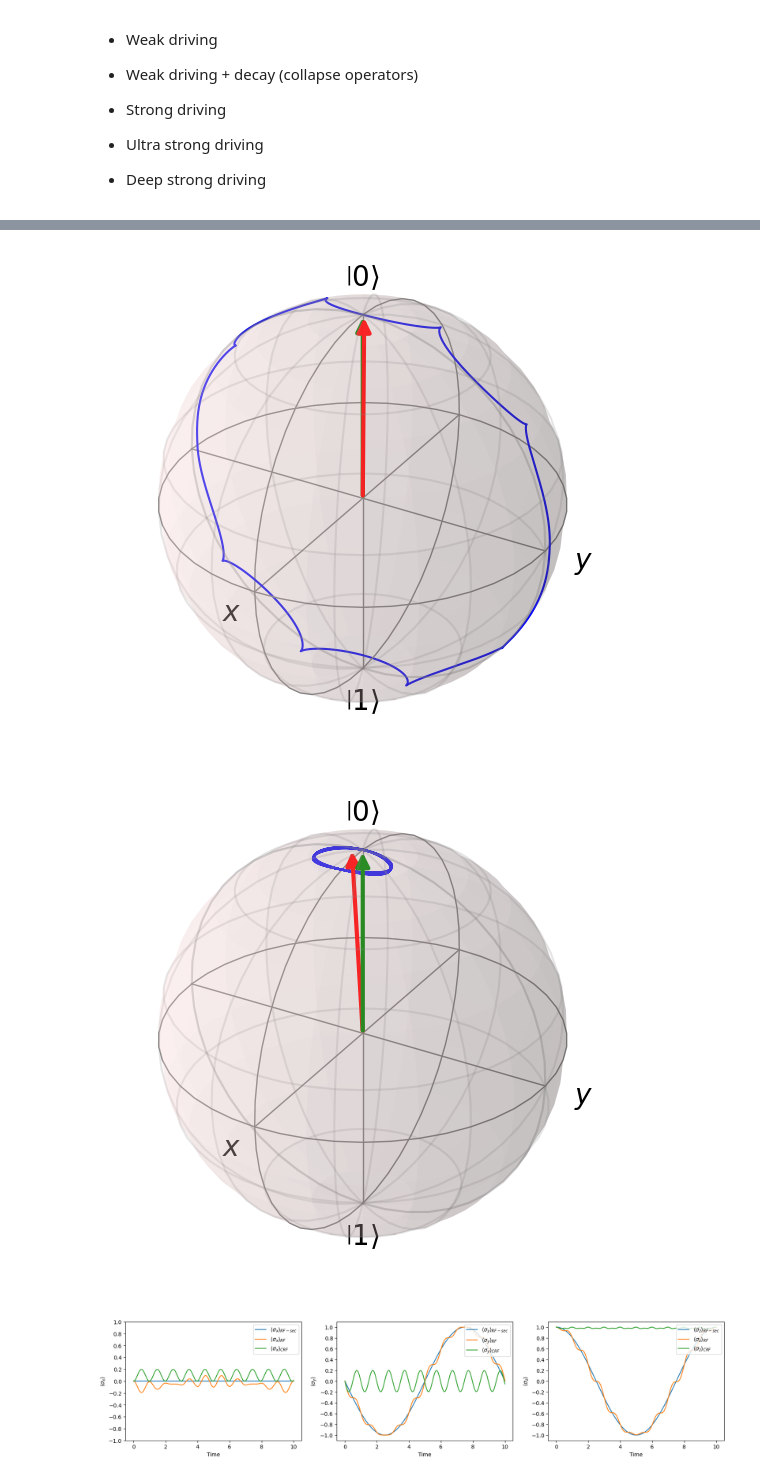
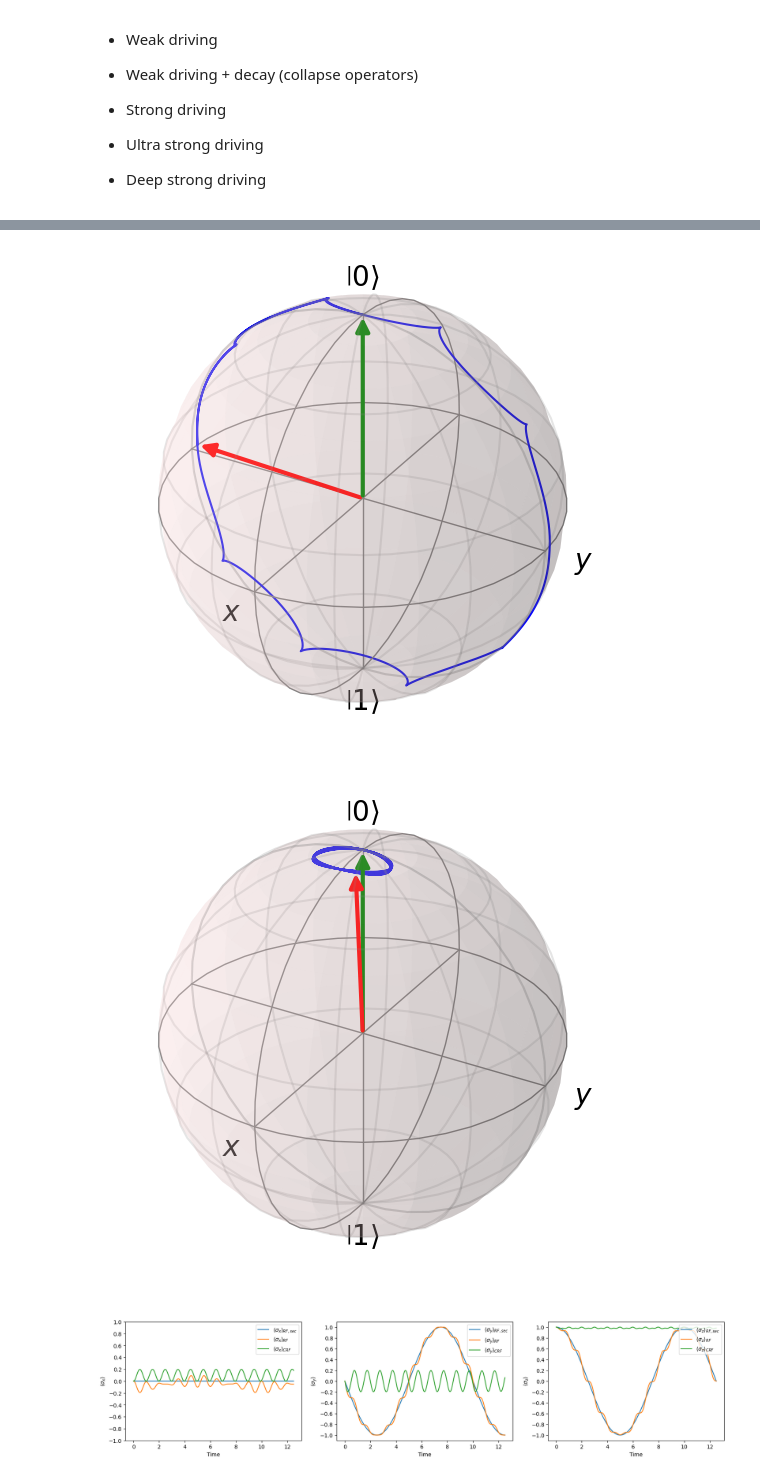
Before and after one commit to iDragos1234/Bloch-Siegert-Shift, a Jupyter notebook: bss-dragos.ipynb, the cells around one changed output, grey strips where cells are left out. Saved outputs shown, nothing was run; the diff lists cells and outputs as text; code cells hidden in the pictures.

Commit message:
Plot rotating frame spheres with BS correction

```diff
--- a/bss-dragos.ipynb
+++ b/bss-dragos.ipynb
@@ -215,14 +234,12 @@ omega_0 = omega = pi
 phase = 0
 rabi = (1/5) * omega_0
 
-time_pulse = 3
-
-tlist = np.linspace(0, time_pulse * (pi / rabi), 10000)
+time_pulse = 2.5 * (pi / rabi)
+tlist = np.linspace(0, time_pulse, 10000)
 
 
 '''Bloch-Siegert correction'''
 delta_omega_BS = 1/4 * (rabi ** 2 / omega_0)
 
 '''Resonance frequency after applying B-S correction'''
-# FIXME: I do not know if omega_res should have a "+" or a "-" and where/how to use it
 omega_res = omega + delta_omega_BS
@@ -241,7 +258,7 @@ QubitSim.plot_bloch_sphere(psi0, result_crf).show()
 
 QubitSim.plot_xyz(
     [result_rf_sec, result_rf, result_crf],
-    ['RF-sec', 'RF', 'CRF'],
+    ['RF,sec', 'RF', 'CRF'],
     tlist,
 )
 plt.show()
@@ -252,3 +269,3 @@ plt.show()
-[figure, old version]
+[figure, new version]
-[figure, old version]
+[figure, new version]
-[figure, old version]
+[figure, new version]
```
Also changed, not shown: parts of 17 cells of this notebook.
